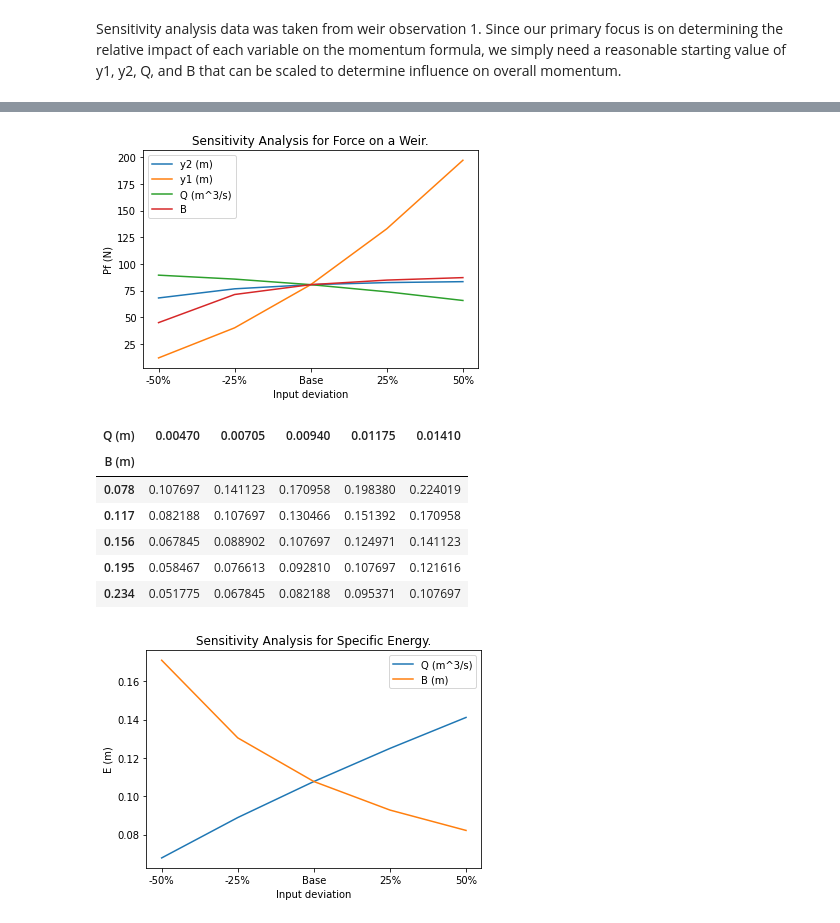
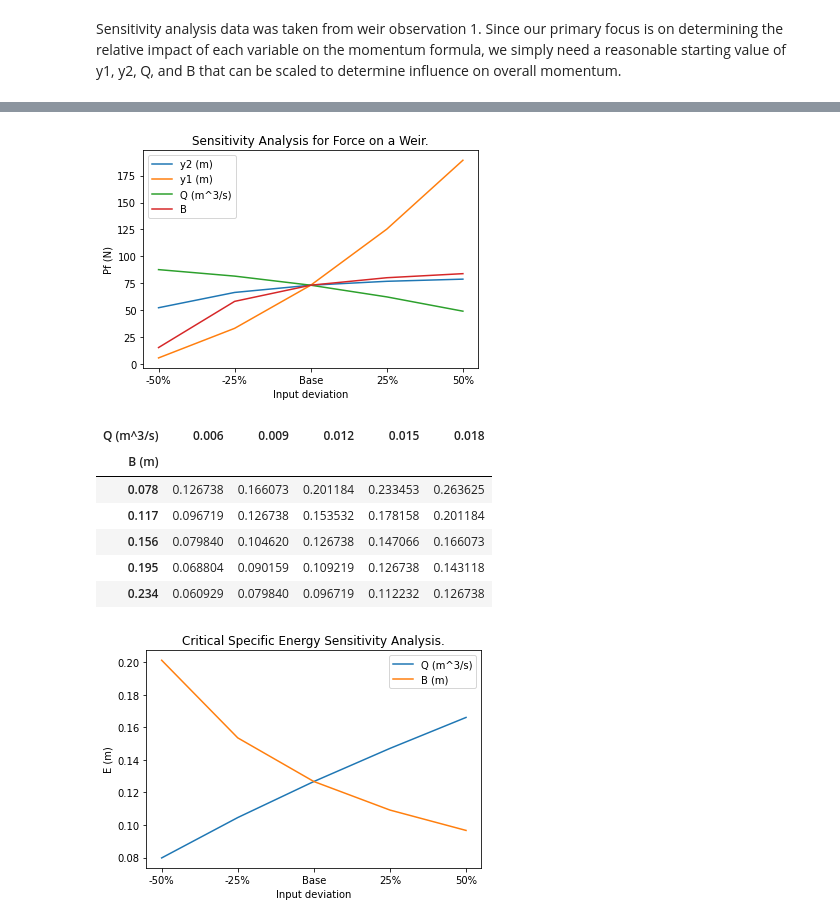
Before and after one commit to mpampolina/CIVL, a Jupyter notebook: CIVL 316 - Lab B.ipynb, the cells around one changed output, grey strips where cells are left out. Saved outputs shown, nothing was run; the diff lists cells and outputs as text; code cells hidden in the pictures.

```diff
--- a/CIVL 316 - Lab B.ipynb
+++ b/CIVL 316 - Lab B.ipynb
@@ -250,8 +255,8 @@ def getPf(M1, M2, gamma=9810):
     return (M1-M2)* B * gamma
 # %%
 df1["Pf"] = df1.apply(lambda rows:
-                      getPf(getMomentum(rows["y1"], qsol),
-                            getMomentum(rows["y2"], qsol)), axis=1)
+                      getPf(getMomentum(rows["y1"], qpro),
+                            getMomentum(rows["y2"], qpro)), axis=1)
 # %%
 df1
 # %% [output]
@@ -292,7 +299,7 @@ def InputSensitivityPf(baseInd, baseCol, q, scaleF):
         data.append(row)
     return pd.DataFrame(data=np.array(data), index=scaledInds, columns=scaledCols)
 # %%
-SApf_1 = InputSensitivityPf(df1["y1"][0], df1["y2"][0], qsol, scaleFactor)
+SApf_1 = InputSensitivityPf(df1["y1"][0], df1["y2"][0], qpro, scaleFactor)
 SApf_1.index.name = "y1 (m)"
 SApf_1.columns.name = "y2 (m)"
 SApf_1
@@ -308,7 +315,7 @@ SApf_1
 const_y1 = df1["y1"][0]
 const_y2 = df1["y2"][0]
 scaledInds = np.array(B * scaleFactor)
-scaledCols = np.array(Qsol * scaleFactor)
+scaledCols = np.array(Qpro * scaleFactor)
 data = []
 for ind in scaledInds:
     row = []
@@ -319,6 +326,6 @@ for ind in scaledInds:
 SApf_2 = pd.DataFrame(data=np.array(data), index=scaledInds, columns=scaledCols)
 # %%
 SApf_2.index.name = "B (m)"
-SApf_2.columns.name = "Q (m)"
+SApf_2.columns.name = "Q (m^3/s)"
 SApf_2
 # %% [output]
@@ -332,21 +349,23 @@ SApf_2
 # %%
 plt.plot(scaleFactor, SApf_1.iloc[2], label="y2 (m)")
 plt.plot(scaleFactor, SApf_1[0.0420], label="y1 (m)")
 plt.plot(scaleFactor, SApf_2.iloc[2], label="Q (m^3/s)")
-plt.plot(scaleFactor, SApf_2[0.00940], label="B")
+plt.plot(scaleFactor, SApf_2[0.012], label="B")
 
 xlabels = ["-50%", "-25%", "Base", "25%", "50%"]
 
 ax = plt.gca()
 ax.set_xticks(scaleFactor)
 ax.set_xticklabels(xlabels)
 plt.legend()
 plt.ylabel("Pf (N)")
 plt.xlabel("Input deviation")
 plt.title("Sensitivity Analysis for Force on a Weir.")
+fig = plt.gcf()
 plt.show()
+# fig.savefig(f"Sensitivity Analysis for Force on a Weir")
 # %% [output]
-[figure, old version]
+[figure, new version]
 # %%
 def InputSensitivityE(Q, B, scaleF):
     scaledInds = np.array(B * scaleF)
@@ -361,21 +380,21 @@ def InputSensitivityE(Q, B, scaleF):
         data.append(row)
     return pd.DataFrame(data=np.array(data), index=scaledInds, columns=scaledCols)
 # %%
-SAE = InputSensitivityE(Qsol, B, scaleFactor)
+SAE = InputSensitivityE(Qpro, B, scaleFactor)
 SAE.index.name = "B (m)"
-SAE.columns.name = "Q (m)"
+SAE.columns.name = "Q (m^3/s)"
 SAE
 # %% [output]
-| Q (m) | 0.00470 | 0.00705 | 0.00940 | 0.01175 | 0.01410 |
+| Q (m^3/s) | 0.006 | 0.009 | 0.012 | 0.015 | 0.018 |
 | B (m) |  |  |  |  |  |
-| 0.078 | 0.107697 | 0.141123 | 0.170958 | 0.198380 | 0.224019 |
-| 0.117 | 0.082188 | 0.107697 | 0.130466 | 0.151392 | 0.170958 |
-| 0.156 | 0.067845 | 0.088902 | 0.107697 | 0.124971 | 0.141123 |
-| 0.195 | 0.058467 | 0.076613 | 0.092810 | 0.107697 | 0.121616 |
-| 0.234 | 0.051775 | 0.067845 | 0.082188 | 0.095371 | 0.107697 |
+| 0.078 | 0.126738 | 0.166073 | 0.201184 | 0.233453 | 0.263625 |
+| 0.117 | 0.096719 | 0.126738 | 0.153532 | 0.178158 | 0.201184 |
+| 0.156 | 0.079840 | 0.104620 | 0.126738 | 0.147066 | 0.166073 |
+| 0.195 | 0.068804 | 0.090159 | 0.109219 | 0.126738 | 0.143118 |
+| 0.234 | 0.060929 | 0.079840 | 0.096719 | 0.112232 | 0.126738 |
 # %%
 plt.plot(scaleFactor, SAE.iloc[2], label="Q (m^3/s)")
-plt.plot(scaleFactor, SAE[0.00940], label="B (m)")
+plt.plot(scaleFactor, SAE[0.012], label="B (m)")
 
 xlabels = ["-50%", "-25%", "Base", "25%", "50%"]
 
@@ -385,7 +404,9 @@ ax.set_xticklabels(xlabels)
 plt.legend()
 plt.ylabel("E (m)")
 plt.xlabel("Input deviation")
-plt.title("Sensitivity Analysis for Specific Energy.")
+plt.title("Critical Specific Energy Sensitivity Analysis.")
+fig = plt.gcf()
 plt.show()
+# fig.savefig(f"Critical Specific Energy Sensitivity Analysis")
 # %% [output]
-[figure, old version]
+[figure, new version]
```
Also changed, not shown: parts of 30 cells of this notebook, 2 other files.
